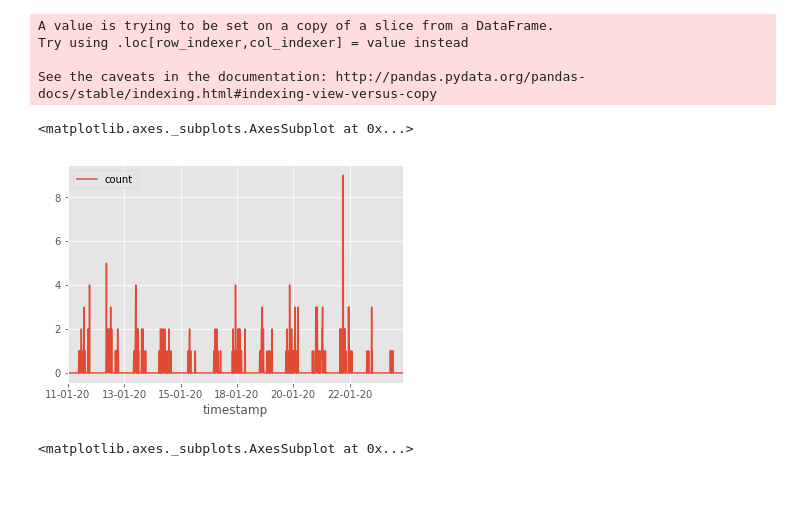
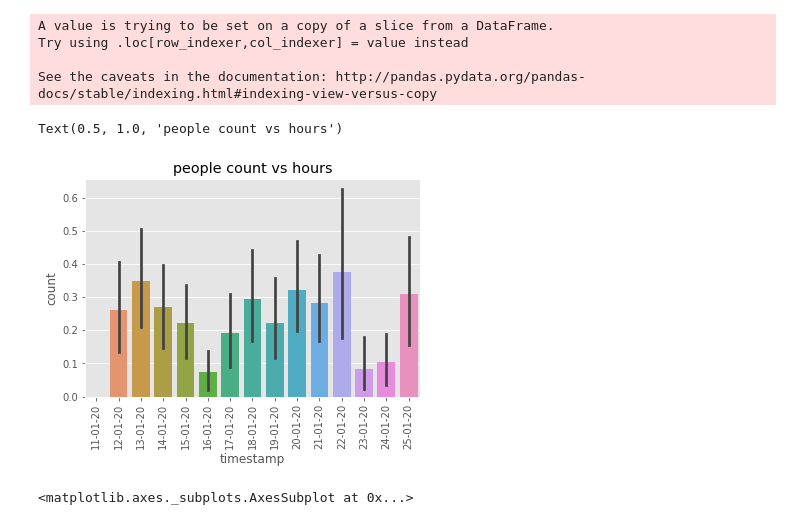
Before and after one commit to glebite/uatu, a Jupyter notebook: src/uatu-analysis.ipynb, the cells around one changed output. Cells and saved outputs as stored; diff of their text form; code cells hidden in the pictures; blank space fills up the shorter version.

Commit message:
playing around a bit more with seaborn plots

```diff
--- a/src/uatu-analysis.ipynb
+++ b/src/uatu-analysis.ipynb
@@ -63,12 +63,14 @@ A value is trying to be set on a copy of a slice from a DataFrame.
 Try using .loc[row_indexer,col_indexer] = value instead
 
 See the caveats in the documentation: http://pandas.pydata.org/pandas-docs/stable/indexing.html#indexing-view-versus-copy
-# %%
-oo2[(oo2.name == 'camera_17')].plot(x='timestamp', y='count',kind='line')
-sns.plot
-# %% [output]
-<matplotlib.axes._subplots.AxesSubplot at 0x...>
-[figure, removed]
+# %%
+# oo2[(oo2.name == 'camera_17')].plot(x='timestamp', y='count',kind='line')
+chart17= sns.barplot(data=oo2[(oo2.name == 'camera_17')], x='timestamp', y='count')
+chart17.set_xticklabels(chart17.get_xticklabels(), rotation=90)
+chart17.set_title('people count vs hours')
+# %% [output]
+Text(0.5, 1.0, 'people count vs hours')
+[figure, added]
 # %%
 fig, ax = plt.subplots()
 ax1 = fig.add_subplot(111)
```
